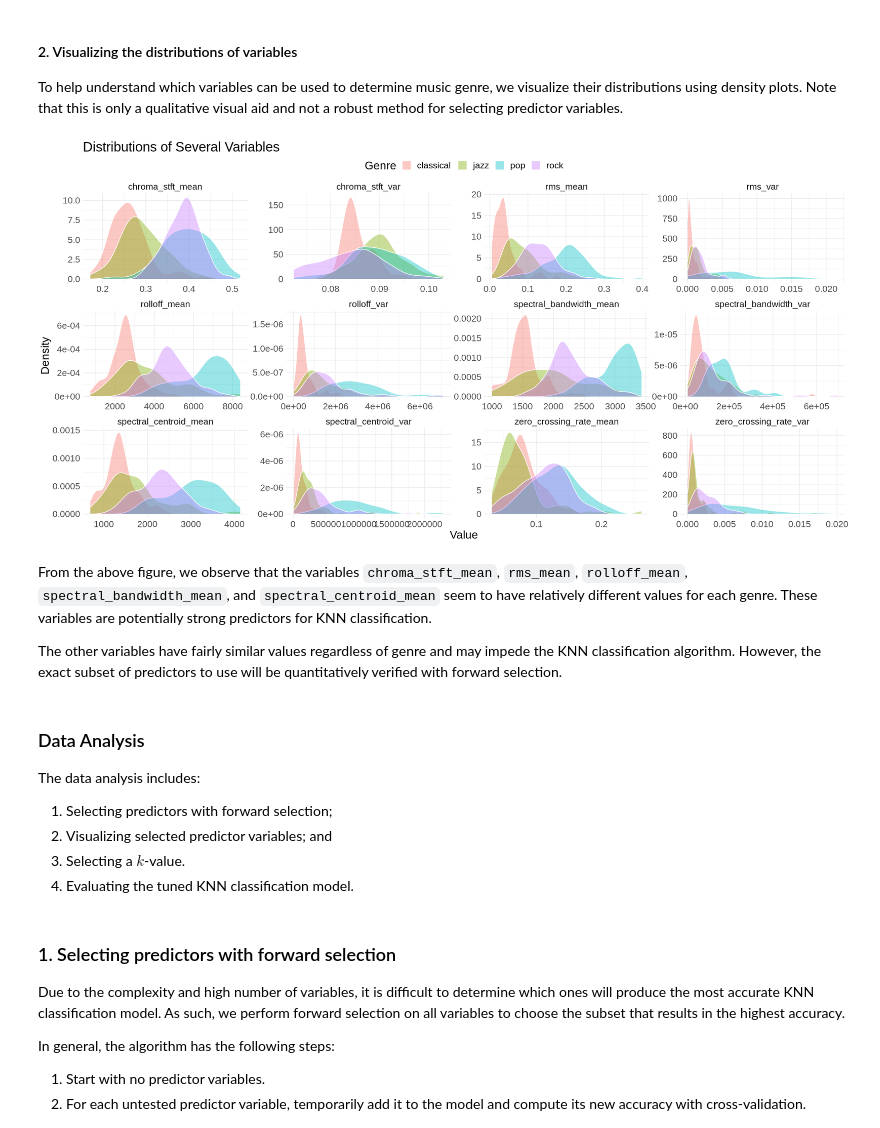
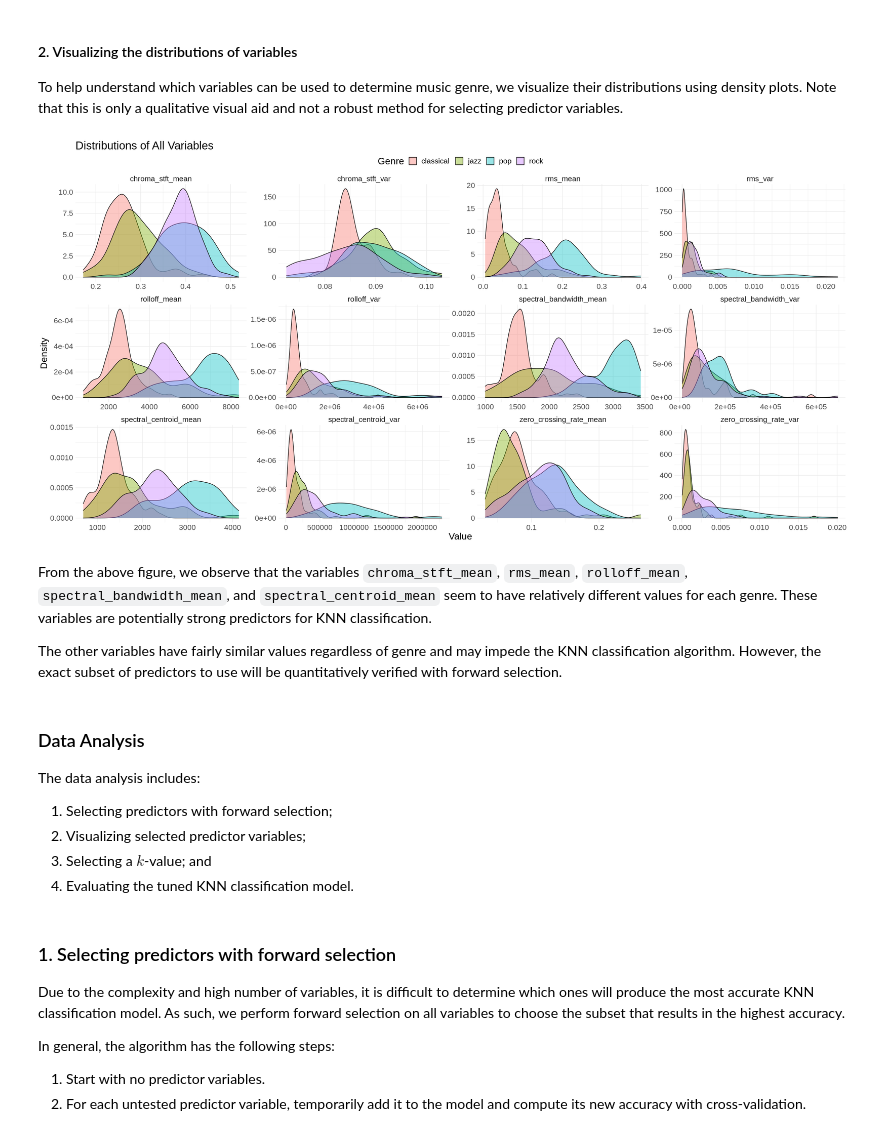
Before and after one commit to arthu-rguo/dsci-100-proj, a Jupyter notebook: project_report.ipynb, the cells around one changed output. Saved outputs shown, nothing was run; the diff lists cells and outputs as text; code cells hidden in the pictures.

```diff
--- a/project_report.ipynb
+++ b/project_report.ipynb
@@ -185,19 +185,19 @@ The preliminary data visualization includes:
 #### 2. Visualizing the distributions of variables
 To help understand which variables can be used to determine music genre, we visualize their distributions using density plots. Note that this is only a qualitative visual aid and not a robust method for selecting predictor variables.
 # %%
-options(repr.plot.height = 10, repr.plot.width = 20)
+options(repr.plot.height = 12, repr.plot.width = 24)
 
 music_training_data |>
     pivot_longer(cols = -label, names_to = "category", values_to = "value")  |>
     ggplot(aes(x = value, fill = label)) +
-        geom_density(alpha = 0.4, colour = "white") +
+        geom_density(alpha = 0.4) +
         facet_wrap(facets = vars(category), scales = "free") +
-        labs(title = "Distributions of Several Variables",
+        labs(title = "Distributions of All Variables",
              x = "Value", y = "Density", fill = "Genre") +
         theme_minimal() +
         theme(text = element_text(size = 20), legend.pos = "top")
 # %% [output]
-[figure, old version]
+[figure, new version]
 # %% [markdown]
 From the above figure, we observe that the variables `chroma_stft_mean`, `rms_mean`, `rolloff_mean`, `spectral_bandwidth_mean`, and `spectral_centroid_mean` seem to have relatively different values for each genre. These variables are potentially strong predictors for KNN classification.
 
@@ -206,8 +206,8 @@ The other variables have fairly similar values regardless of genre and may imped
 ### Data Analysis
 The data analysis includes:
 1. Selecting predictors with forward selection;
-2. Visualizing selected predictor variables; and
-3. Selecting a $k$-value.
+2. Visualizing selected predictor variables;
+3. Selecting a $k$-value; and
 4. Evaluating the tuned KNN classification model.
 # %% [markdown]
 ### 1. Selecting predictors with forward selection
```
Also changed, not shown: parts of 17 cells of this notebook.
